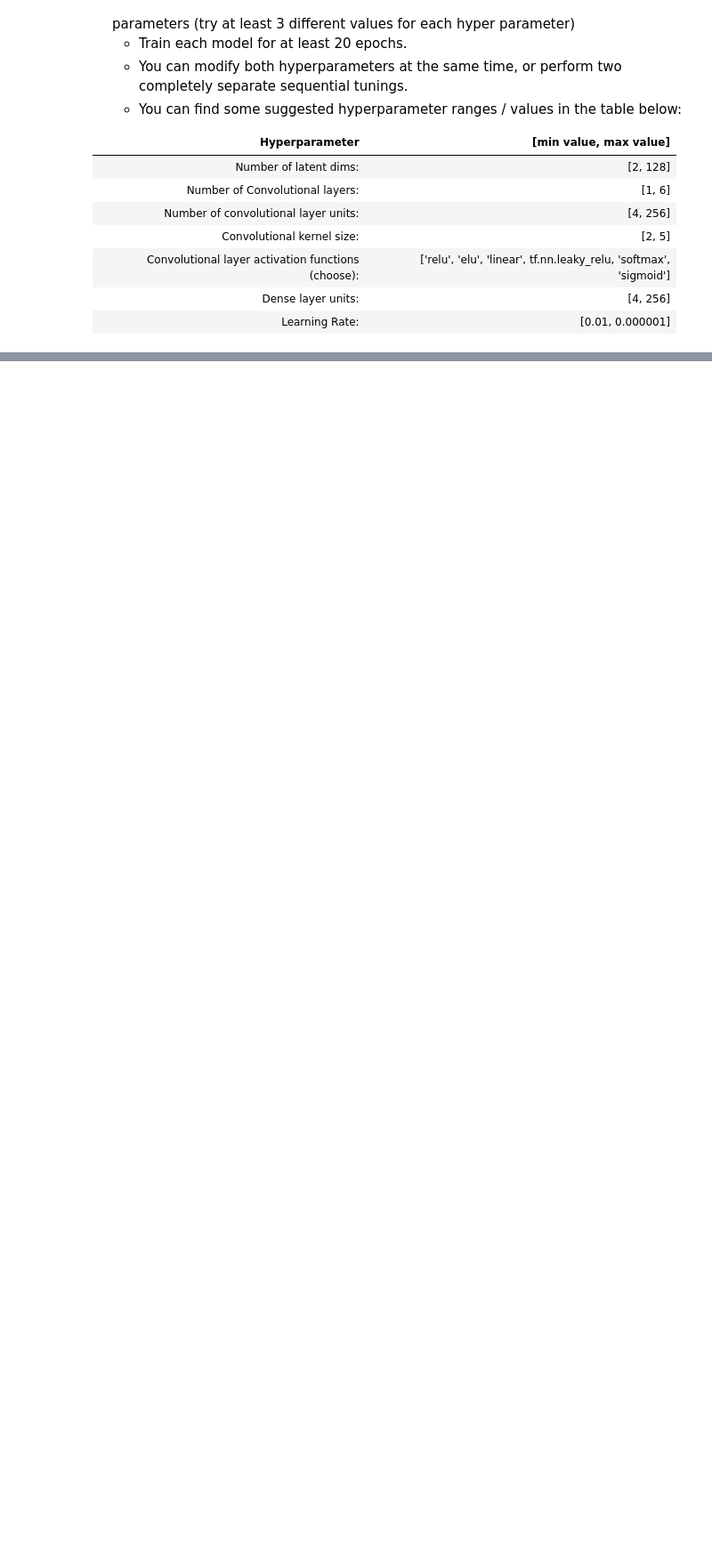
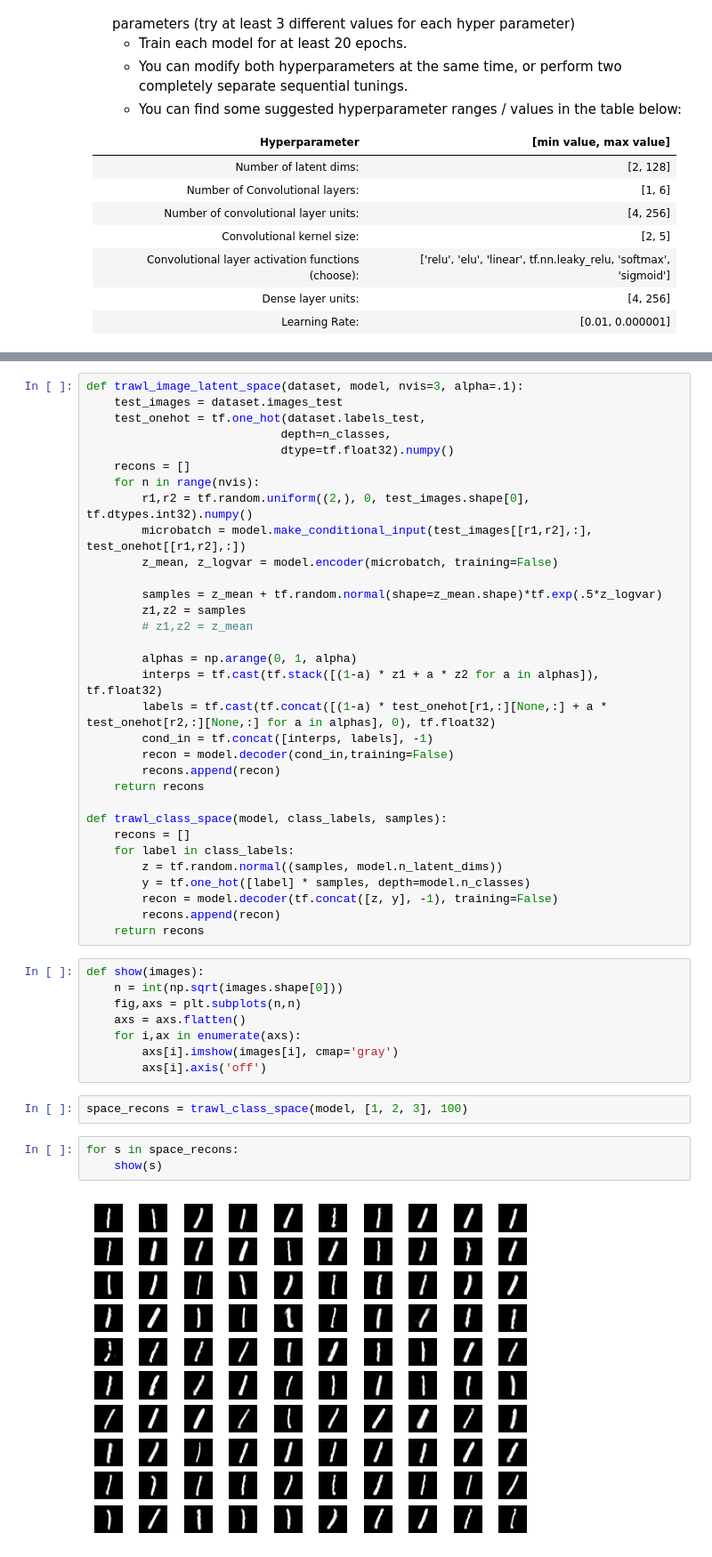
Before and after one commit to UTSW-Software-Engineering-Course-2025/Module_2_ArmandRathgeb, a Jupyter notebook: HPO/hpo_mnist.ipynb, the cells around one changed output, grey strips where cells are left out. Shown at 89% size. Saved outputs shown, nothing was run; the diff lists cells and outputs as text; blank space fills up the shorter version.

```diff
--- a/HPO/hpo_mnist.ipynb
+++ b/HPO/hpo_mnist.ipynb
@@ -361,0 +548,47 @@ tf.random.set_seed(1234)
+# %%
+def trawl_image_latent_space(dataset, model, nvis=3, alpha=.1):
+    test_images = dataset.images_test
+    test_onehot = tf.one_hot(dataset.labels_test,
+                            depth=n_classes,
+                            dtype=tf.float32).numpy()
+    recons = []
+    for n in range(nvis):
+        r1,r2 = tf.random.uniform((2,), 0, test_images.shape[0], tf.dtypes.int32).numpy()
+        microbatch = model.make_conditional_input(test_images[[r1,r2],:], test_onehot[[r1,r2],:])
+        z_mean, z_logvar = model.encoder(microbatch, training=False)
+
+        samples = z_mean + tf.random.normal(shape=z_mean.shape)*tf.exp(.5*z_logvar)
+        z1,z2 = samples
+        # z1,z2 = z_mean
+
+        alphas = np.arange(0, 1, alpha)
+        interps = tf.cast(tf.stack([(1-a) * z1 + a * z2 for a in alphas]), tf.float32)
+        labels = tf.cast(tf.concat([(1-a) * test_onehot[r1,:][None,:] + a * test_onehot[r2,:][None,:] for a in alphas], 0), tf.float32)
+        cond_in = tf.concat([interps, labels], -1)
+        recon = model.decoder(cond_in,training=False)
+        recons.append(recon)
+    return recons
+
+def trawl_class_space(model, class_labels, samples):
+    recons = []
+    for label in class_labels:
+        z = tf.random.normal((samples, model.n_latent_dims))
+        y = tf.one_hot([label] * samples, depth=model.n_classes)
+        recon = model.decoder(tf.concat([z, y], -1), training=False)
+        recons.append(recon)
+    return recons
+# %%
+def show(images):
+    n = int(np.sqrt(images.shape[0]))
+    fig,axs = plt.subplots(n,n)
+    axs = axs.flatten()
+    for i,ax in enumerate(axs):
+        axs[i].imshow(images[i], cmap='gray')
+        axs[i].axis('off')
+# %%
+space_recons = trawl_class_space(model, [1, 2, 3], 100)
+# %%
+for s in space_recons:
+    show(s)
+# %% [output]
+[figure, added]
```
Also changed, not shown: parts of 14 cells of this notebook, 1 other file.
